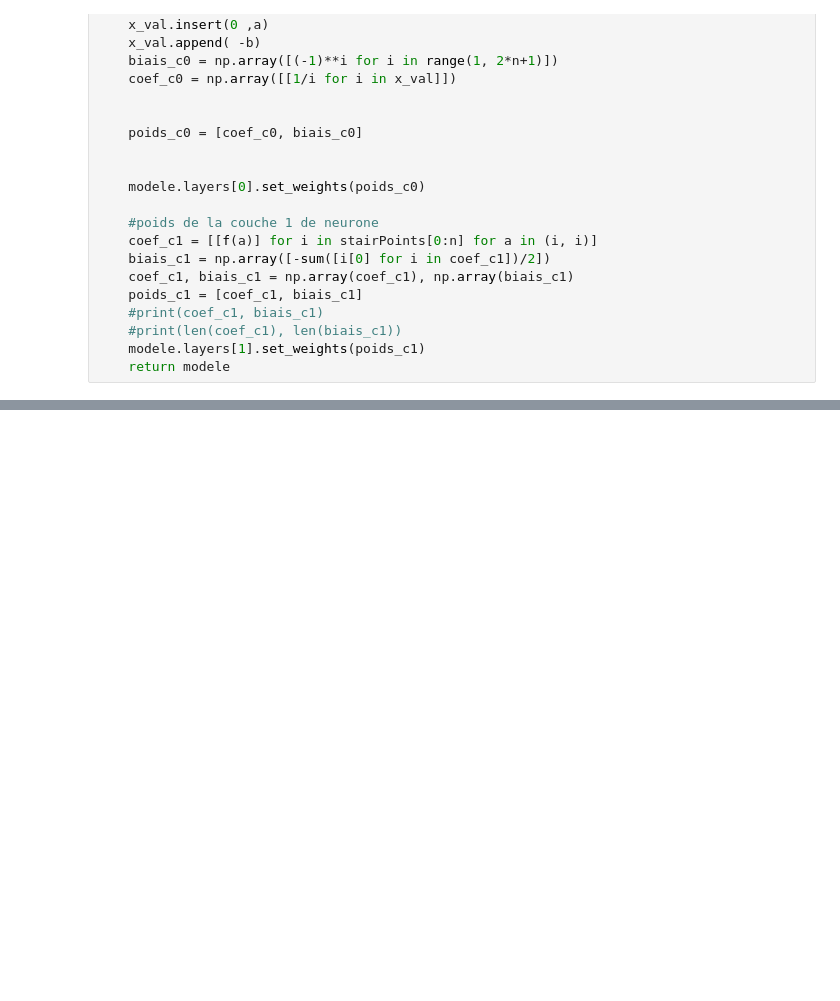
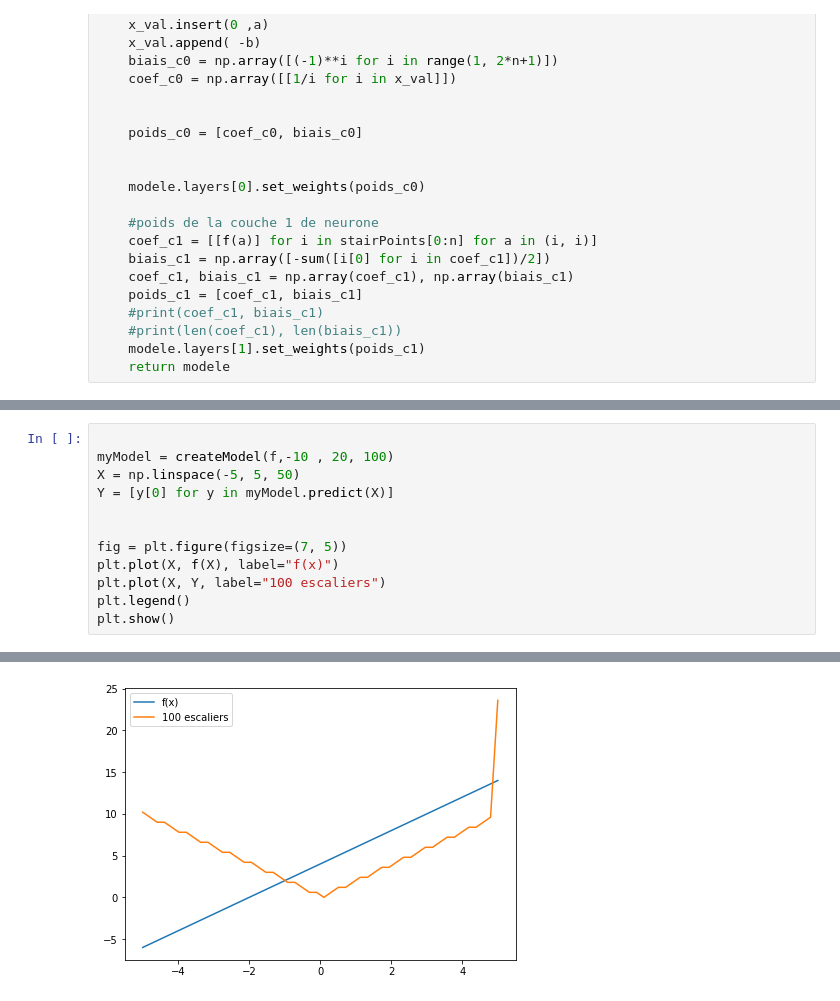
Before and after one commit to ba-talibe/Theoreme_de_l-approximation_universelle, a Jupyter notebook: theoreme_de_l_approximmation_universelle.ipynb, the cells around one changed output, grey strips where cells are left out. Saved outputs shown, nothing was run; the diff lists cells and outputs as text; blank space fills up the shorter version.

```diff
--- a/theoreme_de_l_approximmation_universelle.ipynb
+++ b/theoreme_de_l_approximmation_universelle.ipynb
@@ -100,0 +84,13 @@ _________________________________________________________________
+# %%
+
+myModel = createModel(f,-10 , 20, 100)
+X = np.linspace(-5, 5, 50)
+Y = [y[0] for y in myModel.predict(X)]
+
+
+fig = plt.figure(figsize=(7, 5))
+plt.plot(X, f(X), label="f(x)")
+plt.plot(X, Y, label="100 escaliers")
+plt.legend()
+plt.show()
+# %% [output]
@@ -100,0 +98 @@ _________________________________________________________________
+[figure, added]
```
Also changed, not shown: parts of 5 cells of this notebook.
